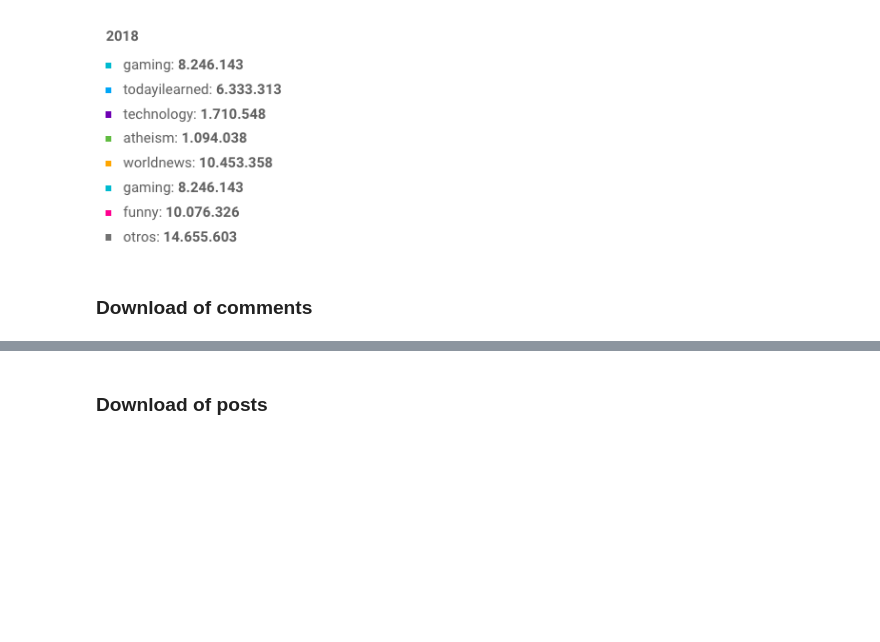
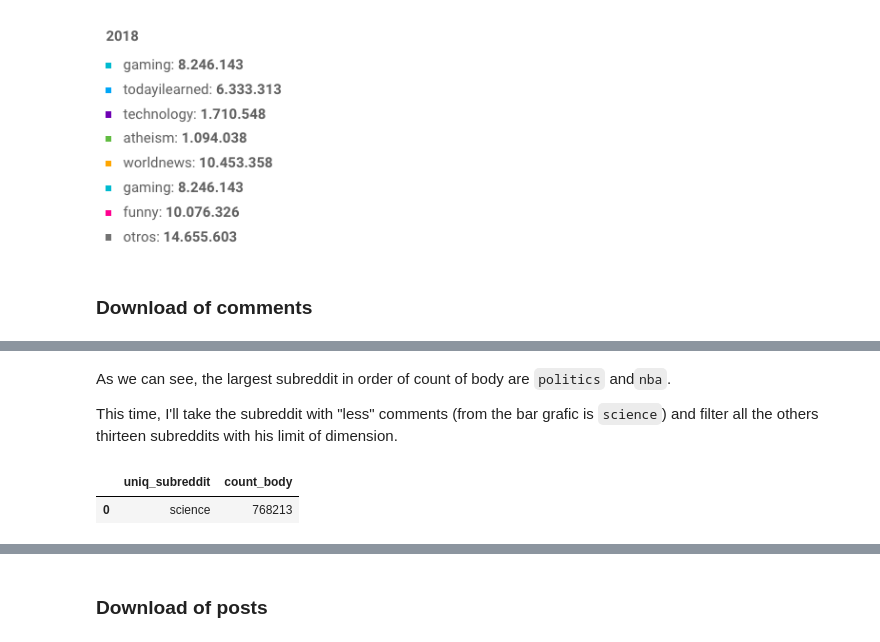
Before and after one commit to galligiuly/TFM-Which-subreddit-best-fits-my-post, a Jupyter notebook: 02_inspection/03_downloading_final_data.ipynb, the cells around one changed output, grey strips where cells are left out. Drawn from its saved outputs; the diff is of its cells as text; code cells hidden in the pictures; blank space fills up the shorter version.

```diff
--- a/02_inspection/03_downloading_final_data.ipynb
+++ b/02_inspection/03_downloading_final_data.ipynb
@@ -324,0 +312,40 @@ FROM
+# %% [markdown]
+As we can see, the largest subreddit in order of count of body are `politics` and`nba`.
+
+This time, I'll take the subreddit with "less" comments (from the bar grafic is `science`) and filter all the others thirteen subreddits with his limit of dimension.
+# %%
+%%bigquery --project reddit-254019
+WITH
+  q1 AS (
+  SELECT
+    subreddit,
+    body
+  FROM
+    `fh-bigquery.reddit_comments.2018*`
+  WHERE
+    LENGTH(body) > 10
+    AND body != '[deleted]'
+    AND body != '[removed]'
+    AND body != '[ Removed by reddit in response to a copyright notice. ]'
+    AND body != 'NaN'
+    AND body != '' ),
+  q2 AS(
+  SELECT
+    subreddit,
+    body
+  FROM
+    q1
+  WHERE
+    subreddit = 'science')
+SELECT
+  DISTINCT(subreddit) AS uniq_subreddit,
+  COUNT(body) AS count_body
+FROM
+  q2
+GROUP BY
+  1
+ORDER BY
+  2 DESC
+# %% [output]
+|  | uniq_subreddit | count_body |
+| 0 | science | 768213 |
```
Also changed, not shown: parts of 28 cells of this notebook, 3 other files.
